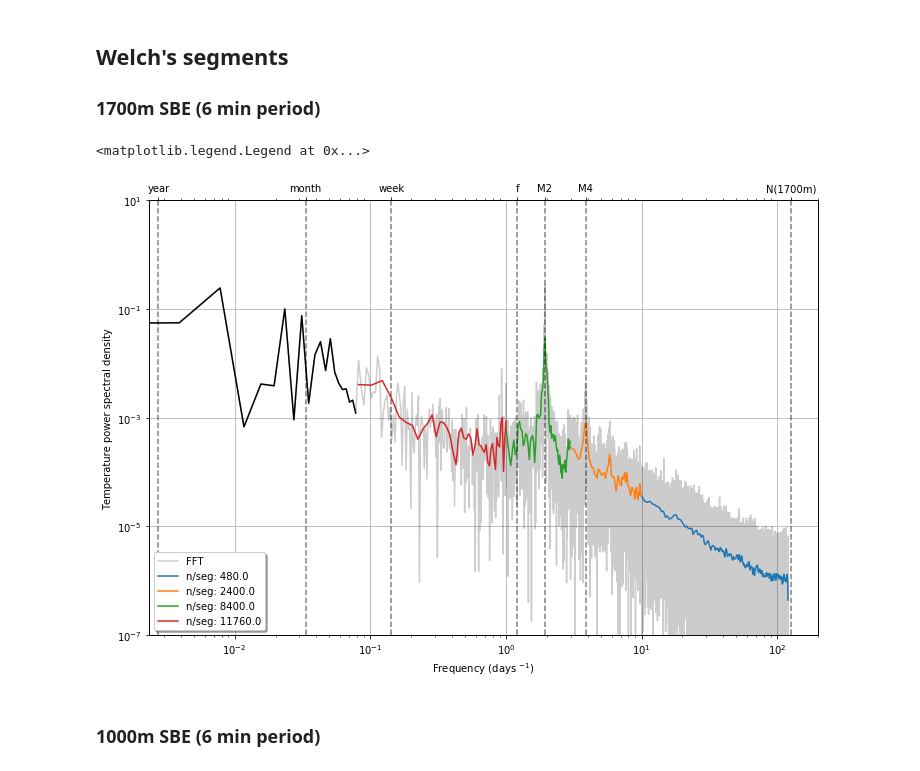
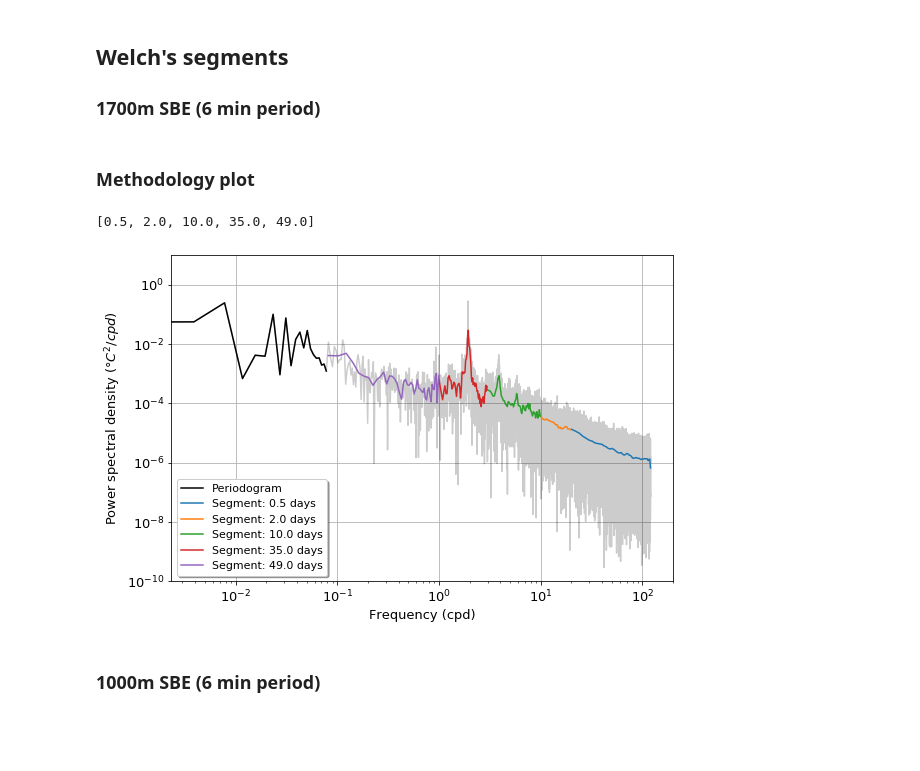
Before and after one commit to cpierard/momar_data_analysis, a Jupyter notebook: 10.Spectral_analysis_I.ipynb, the cells around one changed output. Drawn from its saved outputs; the diff is of its cells as text; code cells hidden in the pictures; blank space fills up the shorter version.

```diff
--- a/10.Spectral_analysis_I.ipynb
+++ b/10.Spectral_analysis_I.ipynb
@@ -198,0 +199,2 @@ upper_tick_labels = ['N(1700m)', 'M2', 'M4', 'f', 'week', 'month', 'year']
+# %% [markdown]
+### Methodology plot
@@ -199,49 +205,58 @@ upper_tick_labels = ['N(1700m)', 'M2', 'M4', 'f', 'week', 'month', 'year']
+# %%
+w
+# %% [output]
+[0.5, 2.0, 10.0, 35.0, 49.0]
 # %%
+plt.rcParams.update({'font.size': 13})
+
 year = 2015
 temp = temp_1700[2015]
-fig = plt.figure(figsize=(12,8))
+fig = plt.figure(figsize=(9,6))
 ax1 = fig.add_subplot(111)
-ax2 = ax1.twiny()
-windows = np.array([2, 10, 35, 49])/dt
-lims = [10, 3, 1, 0.08]
+#ax2 = ax1.twiny()
+#windows = np.array([2, 10, 35, 49])
+#lims = [10, 3, 1, 0.08]
+
+windows = np.array([0.5, 2.0, 10.0, 35.0, 49.0])# the size of the windows in days/dt
+lims = [20, 10, 3, 1, 0.08] #[0.08, 1, 3, 10, 20]
 
 if year == 2011:
     dt = 180/(3600*24) # 2011 has a period of 180s
 else:
     dt = 360/(3600*24) # convert to days days! the rest is 360s
 
 freq, psd = sg.periodogram(temp, fs=1./dt)
 #ind, = np.where(((freq >= 1e-3) & (freq < 1e0) ))
-ax1.loglog(freq, psd, label='FFT', c='k', alpha=0.2)
+ax1.loglog(freq, psd, c='k', alpha=0.2)
 ind, = np.where(freq < lims[-1])
-ax2.loglog(freq[ind], psd[ind], alpha=1, c='k', label="FFT")
+ax1.loglog(freq[ind], psd[ind], alpha=1, c='k', label="Periodogram")
 
-freq, psd = sg.welch(temp, fs=1./dt, window='hanning', nperseg=windows[0], noverlap=0.15)
+freq, psd = sg.welch(temp, fs=1./dt, window='hanning', nperseg=windows[0]/dt, noverlap=0.15)
 ind, = np.where(freq >= lims[0])
-ax1.loglog(freq[ind], psd[ind], label = f'n/seg: {windows[0]}')
-ax2.loglog(freq[ind], psd[ind], alpha=0)
+ax1.loglog(freq[ind], psd[ind], label = f'Segment: {windows[0]} days')
+#ax2.loglog(freq[ind], psd[ind], alpha=0)
 
 for i in range(1,len(lims)):
-    freq, psd = sg.welch(temp, fs=1./dt, window='hanning', nperseg=windows[i], noverlap=0.15)
+    freq, psd = sg.welch(temp, fs=1./dt, window='hanning', nperseg=windows[i]/dt, noverlap=0.15)
     ind, = np.where(((freq >= lims[i]) & (freq < lims[i-1])))
-    ax1.loglog(freq[ind], psd[ind], label = f'n/seg: {windows[i]}')
-    ax2.loglog(freq[ind], psd[ind], alpha=0)
+    ax1.loglog(freq[ind], psd[ind], label = f'Segment: {windows[i]} days')
+    #ax2.loglog(freq[ind], psd[ind], alpha=0)
 
-for typical_freq in upper_tick_locations:
-    ax1.axvline(typical_freq, color='k', alpha=0.5, ls='--')
+# for typical_freq in upper_tick_locations:
+#     ax1.axvline(typical_freq, color='k', alpha=0.5, ls='--')
 
 ax1.grid()
 plt.ylim(1e-7, psd.max())
-ax1.set_xlabel('Frequency (days $^{-1}$)')
-ax1.set_ylabel(r'Temperature power spectral density')
-ax1.set_ylim(1e-7, 1e1)
-ax2.set_xlim(ax1.get_xlim())
-ax2.set_xticks(upper_tick_locations)
-ax2.set_xticklabels(upper_tick_labels)
-ax1.legend(loc='lower left', shadow=True)
+ax1.set_xlabel('Frequency (cpd)')
+ax1.set_ylabel(r'Power spectral density ($\degree C^2/cpd$)')
+ax1.set_ylim(1e-10, 1e1)
+#ax2.set_xlim(ax1.get_xlim())
+# ax2.set_xticks(upper_tick_locations)
+# ax2.set_xticklabels(upper_tick_labels)
+ax1.legend(loc='lower left', shadow=True, fontsize=11)
+plt.savefig(f'../figures/report_figures/methods/welchs_segments')
 # %% [output]
-<matplotlib.legend.Legend at 0x...>
-[figure, old version]
+[figure, new version]
 # %% [markdown]
 ### 1000m SBE (6 min period)
 # %%
```
Also changed, not shown: parts of 4 cells of this notebook, 4 other files.
